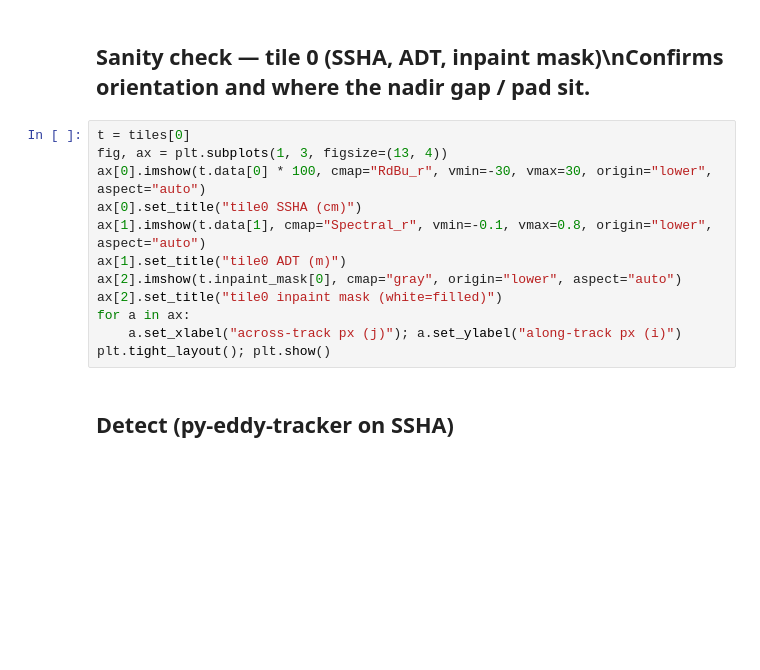
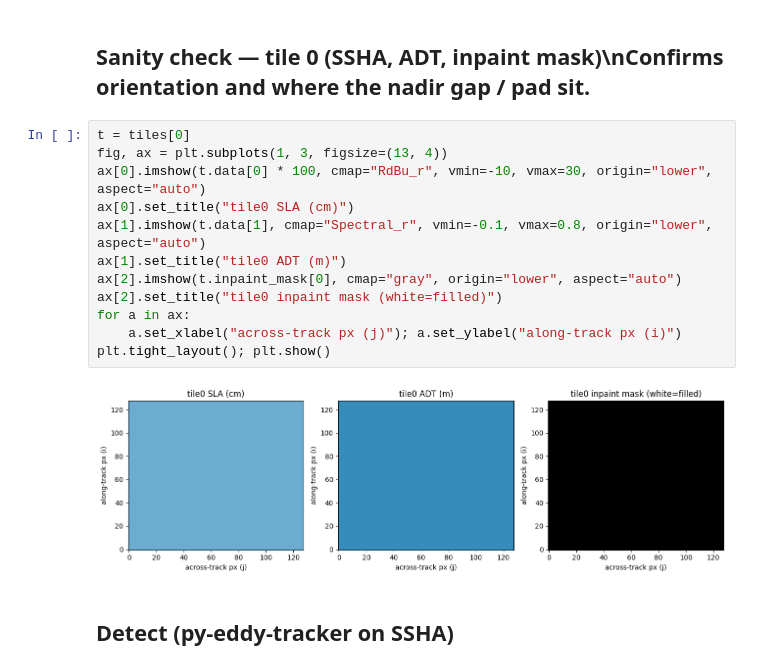
Before and after one commit to Originaljsx/swot-eddy-ml, a Jupyter notebook: notebooks/01_validate_pass.ipynb, the cells around one changed output. Saved outputs shown, nothing was run; the diff lists cells and outputs as text; blank space fills up the shorter version.

```diff
--- a/notebooks/01_validate_pass.ipynb
+++ b/notebooks/01_validate_pass.ipynb
@@ -40,15 +53,17 @@ print("n_tiles:", len(tiles), "| tile0 data shape:", tiles[0].data.shape,
 # %%
 t = tiles[0]
 fig, ax = plt.subplots(1, 3, figsize=(13, 4))
-ax[0].imshow(t.data[0] * 100, cmap="RdBu_r", vmin=-30, vmax=30, origin="lower", aspect="auto")
-ax[0].set_title("tile0 SSHA (cm)")
+ax[0].imshow(t.data[0] * 100, cmap="RdBu_r", vmin=-10, vmax=30, origin="lower", aspect="auto")
+ax[0].set_title("tile0 SLA (cm)")
 ax[1].imshow(t.data[1], cmap="Spectral_r", vmin=-0.1, vmax=0.8, origin="lower", aspect="auto")
 ax[1].set_title("tile0 ADT (m)")
 ax[2].imshow(t.inpaint_mask[0], cmap="gray", origin="lower", aspect="auto")
 ax[2].set_title("tile0 inpaint mask (white=filled)")
 for a in ax:
     a.set_xlabel("across-track px (j)"); a.set_ylabel("along-track px (i)")
 plt.tight_layout(); plt.show()
+# %% [output]
+[figure, added]
 # %% [markdown]
 ## Detect (py-eddy-tracker on SSHA)
 # %%
```
Also changed, not shown: parts of 21 cells of this notebook, 11 other files.
